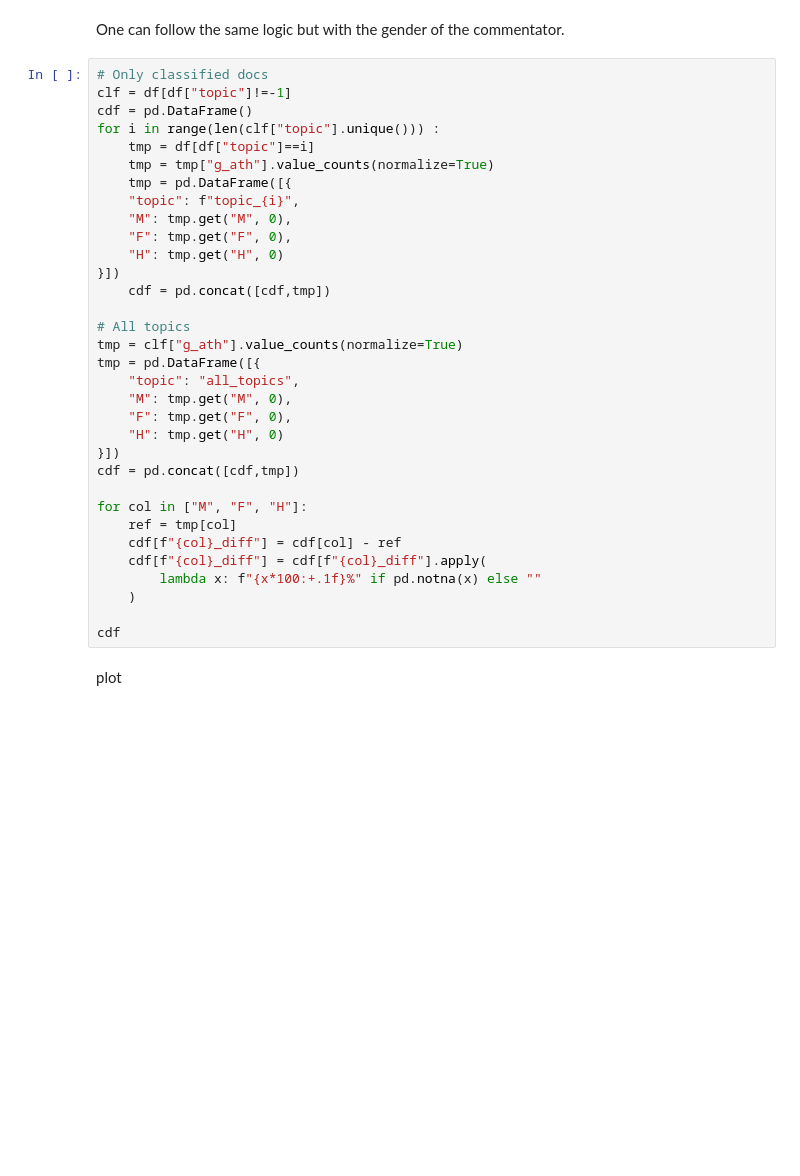
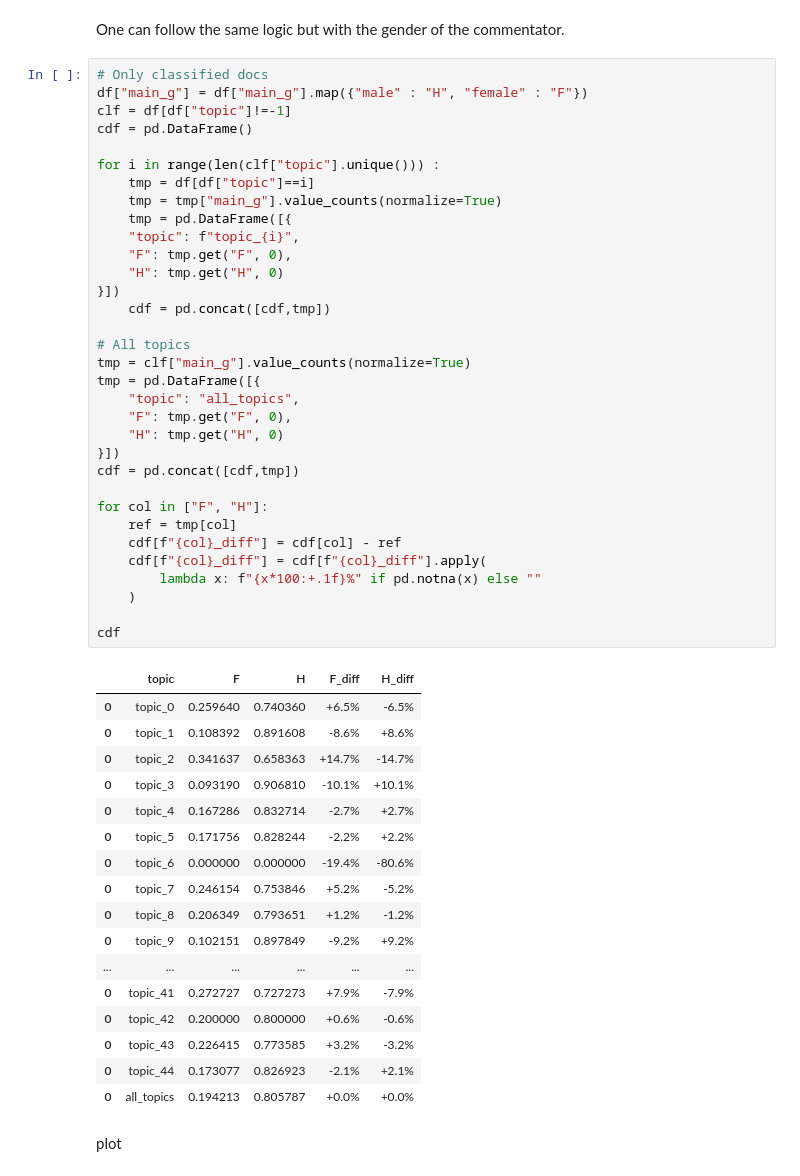
Before and after one commit to lucas-cumunel/PESSD-GBOGC, a Jupyter notebook: topic_modeling.ipynb, the cells around one changed output. Saved outputs shown, nothing was run; the diff lists cells and outputs as text; blank space fills up the shorter version.

```diff
--- a/topic_modeling.ipynb
+++ b/topic_modeling.ipynb
@@ -302,36 +310,54 @@ adf
 One can follow the same logic but with the gender of the commentator.
 # %%
 # Only classified docs
+df["main_g"] = df["main_g"].map({"male" : "H", "female" : "F"})
 clf = df[df["topic"]!=-1]
 cdf = pd.DataFrame()
+
 for i in range(len(clf["topic"].unique())) :
     tmp = df[df["topic"]==i]
-    tmp = tmp["g_ath"].value_counts(normalize=True)
+    tmp = tmp["main_g"].value_counts(normalize=True)
     tmp = pd.DataFrame([{
     "topic": f"topic_{i}",
-    "M": tmp.get("M", 0),
     "F": tmp.get("F", 0),
     "H": tmp.get("H", 0)
 }])
     cdf = pd.concat([cdf,tmp])
 
 # All topics
-tmp = clf["g_ath"].value_counts(normalize=True)
+tmp = clf["main_g"].value_counts(normalize=True)
 tmp = pd.DataFrame([{
     "topic": "all_topics",
-    "M": tmp.get("M", 0),
     "F": tmp.get("F", 0),
     "H": tmp.get("H", 0)
 }])
 cdf = pd.concat([cdf,tmp])
 
-for col in ["M", "F", "H"]:
+for col in ["F", "H"]:
     ref = tmp[col]
     cdf[f"{col}_diff"] = cdf[col] - ref
     cdf[f"{col}_diff"] = cdf[f"{col}_diff"].apply(
         lambda x: f"{x*100:+.1f}%" if pd.notna(x) else ""
     )
 
 cdf
+# %% [output]
+|  | topic | F | H | F_diff | H_diff |
+| 0 | topic_0 | 0.259640 | 0.740360 | +6.5% | -6.5% |
+| 0 | topic_1 | 0.108392 | 0.891608 | -8.6% | +8.6% |
+| 0 | topic_2 | 0.341637 | 0.658363 | +14.7% | -14.7% |
+| 0 | topic_3 | 0.093190 | 0.906810 | -10.1% | +10.1% |
+| 0 | topic_4 | 0.167286 | 0.832714 | -2.7% | +2.7% |
+| 0 | topic_5 | 0.171756 | 0.828244 | -2.2% | +2.2% |
+| 0 | topic_6 | 0.000000 | 0.000000 | -19.4% | -80.6% |
+| 0 | topic_7 | 0.246154 | 0.753846 | +5.2% | -5.2% |
+| 0 | topic_8 | 0.206349 | 0.793651 | +1.2% | -1.2% |
+| 0 | topic_9 | 0.102151 | 0.897849 | -9.2% | +9.2% |
+| ... | ... | ... | ... | ... | ... |
+| 0 | topic_41 | 0.272727 | 0.727273 | +7.9% | -7.9% |
+| 0 | topic_42 | 0.200000 | 0.800000 | +0.6% | -0.6% |
+| 0 | topic_43 | 0.226415 | 0.773585 | +3.2% | -3.2% |
+| 0 | topic_44 | 0.173077 | 0.826923 | -2.1% | +2.1% |
+| 0 | all_topics | 0.194213 | 0.805787 | +0.0% | +0.0% |
 # %% [markdown]
 plot
```
Also changed, not shown: parts of 9 cells of this notebook.
